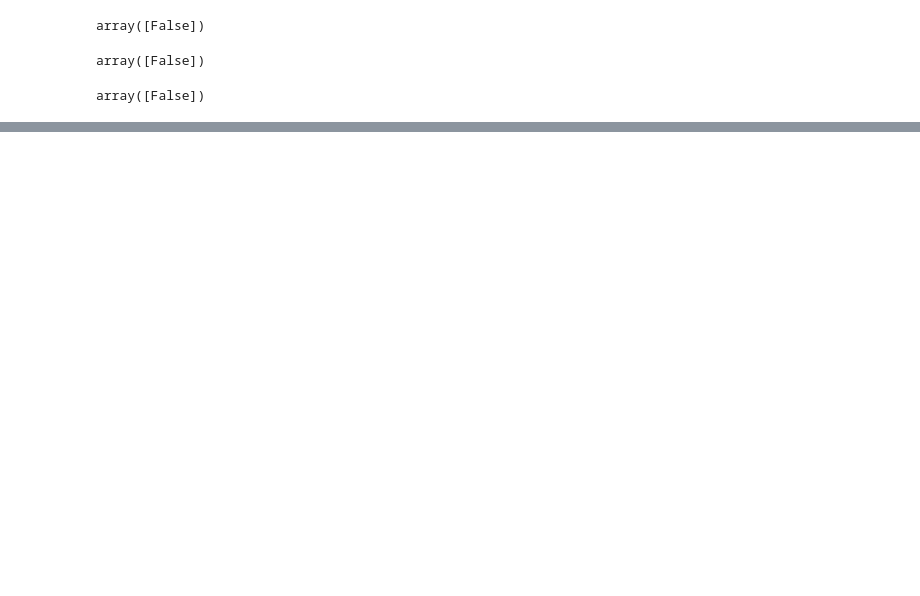
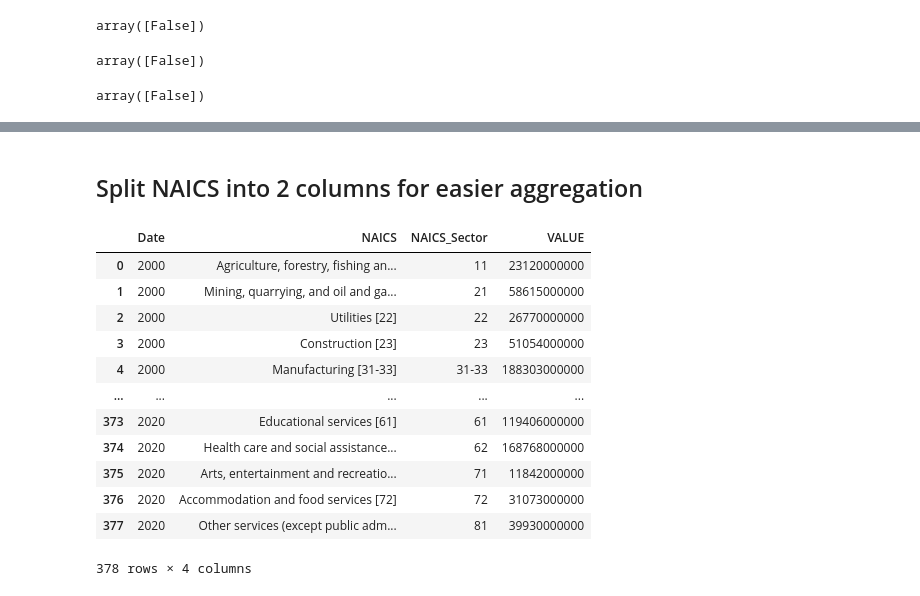
Before and after one commit to KhaledElbasiouni/CSI4142-Project, a Jupyter notebook: data-staging-gdp.ipynb, the cells around one changed output, grey strips where cells are left out. Drawn from its saved outputs; the diff is of its cells as text; code cells hidden in the pictures; blank space fills up the shorter version.

```diff
--- a/data-staging-gdp.ipynb
+++ b/data-staging-gdp.ipynb
@@ -121,0 +160,7 @@ df
+# %%
+naics_sector_codes = [
+    "[11]", "[21]", "[22]", "[23]", "[31-33]", "[42]", "[44-45]", "[48-49]", "[51]",
+    "[52]", "[53]", "[54]", "[55]", "[56]", "[61]", "[62]", "[71]", "[72]", "[81]", "[92]"
+]
+def is_sector(naics):
+    return naics.split()[-1] in naics_sector_codes
@@ -121,0 +169,4 @@ df
+# %%
+updated_df = df.drop(df[~df['NAICS'].apply(is_sector)].index)
+# %%
+updated_df = updated_df.reset_index(drop=True)
@@ -121,0 +189,20 @@ df
+# %% [markdown]
+## Split NAICS into 2 columns for easier aggregation
+# %%
+updated_df.insert(2, 'NAICS_Sector', updated_df['NAICS'].apply(lambda x: x.split()[-1].strip('[]')))
+# %%
+updated_df
+# %% [output]
+|  | Date | NAICS | NAICS_Sector | VALUE |
+| 0 | 2000 | Agriculture, forestry, fishing an... | 11 | 23120000000 |
+| 1 | 2000 | Mining, quarrying, and oil and ga... | 21 | 58615000000 |
+| 2 | 2000 | Utilities [22] | 22 | 26770000000 |
+| 3 | 2000 | Construction [23] | 23 | 51054000000 |
+| 4 | 2000 | Manufacturing [31-33] | 31-33 | 188303000000 |
+| ... | ... | ... | ... | ... |
+| 373 | 2020 | Educational services [61] | 61 | 119406000000 |
+| 374 | 2020 | Health care and social assistance... | 62 | 168768000000 |
+| 375 | 2020 | Arts, entertainment and recreatio... | 71 | 11842000000 |
+| 376 | 2020 | Accommodation and food services [72] | 72 | 31073000000 |
+| 377 | 2020 | Other services (except public adm... | 81 | 39930000000 |
+378 rows × 4 columns
```
Also changed, not shown: parts of 42 cells of this notebook.
